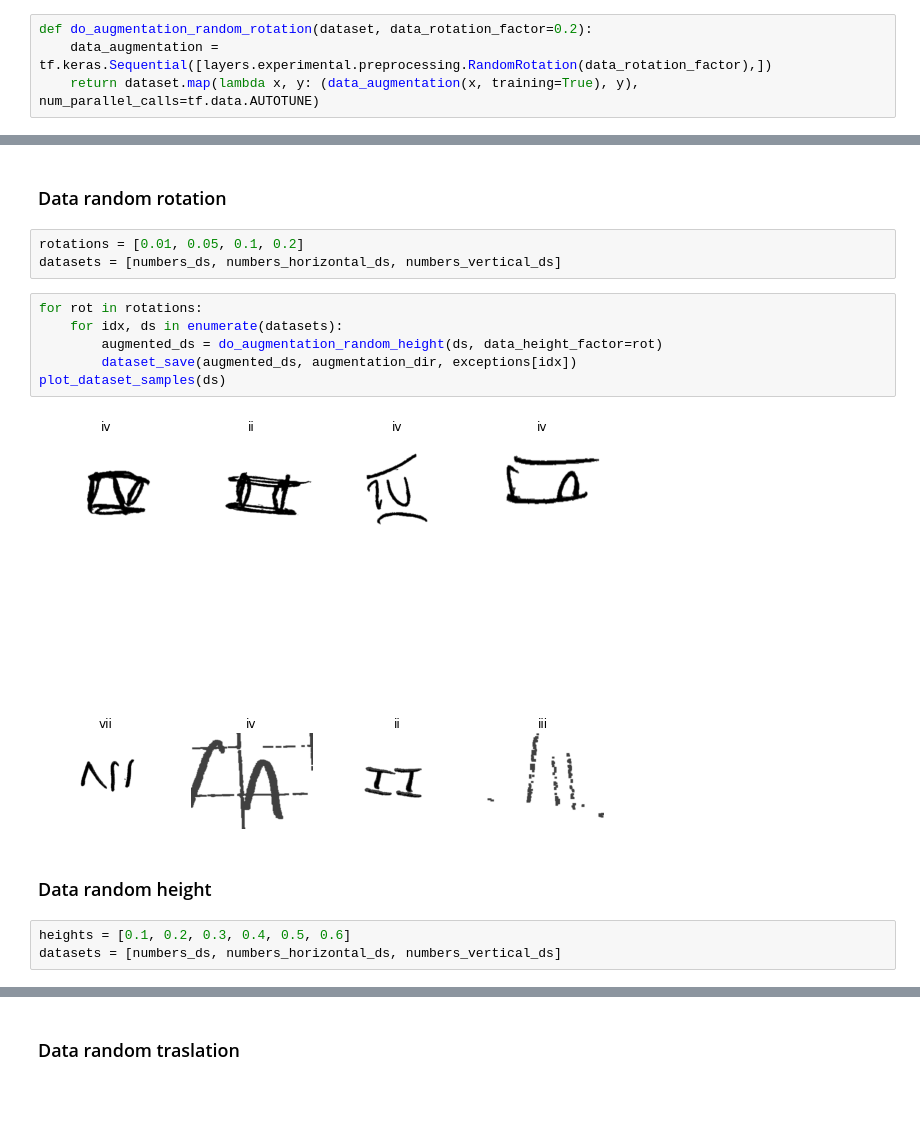
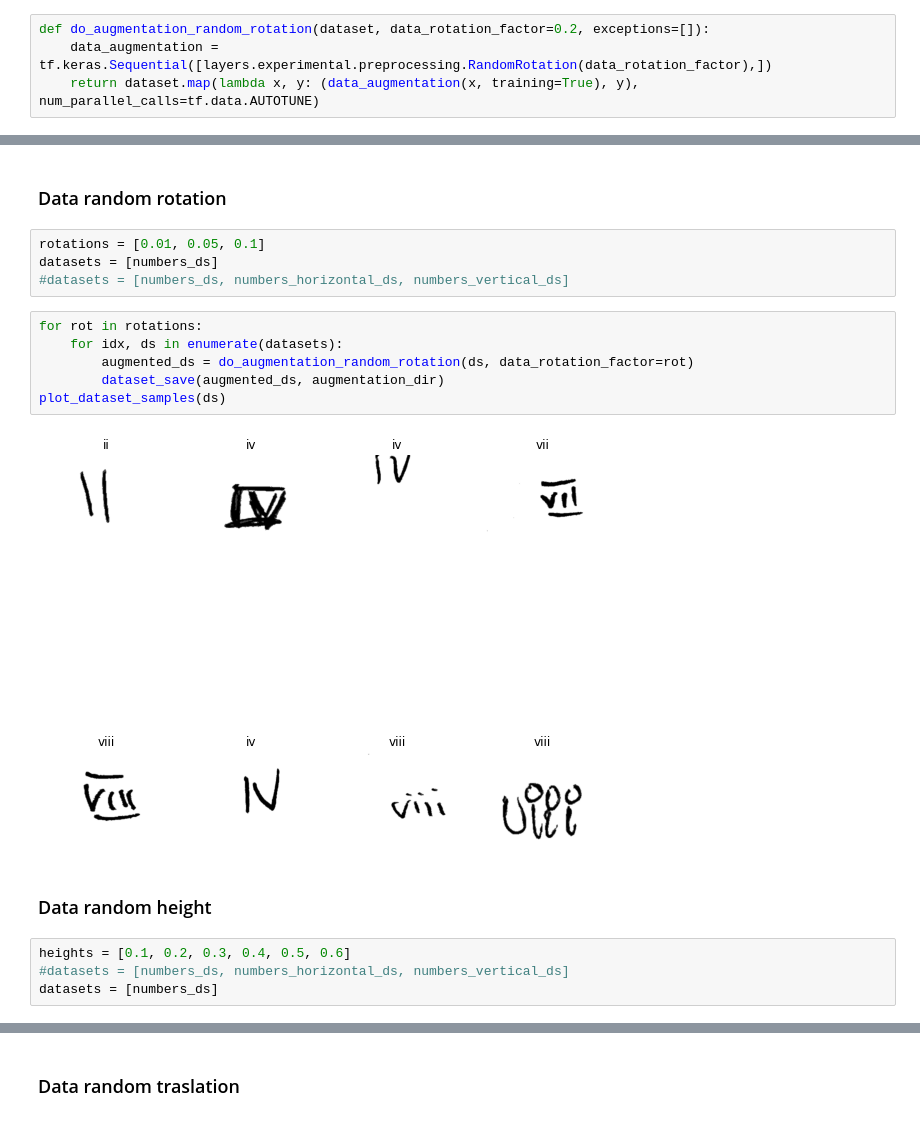
Before and after one commit to fabioantonini/datacentric-competition-data-augmentation, a Jupyter notebook: data-augmentation.ipynb, the cells around one changed output, grey strips where cells are left out. Drawn from its saved outputs; the diff is of its cells as text.

```diff
--- a/data-augmentation.ipynb
+++ b/data-augmentation.ipynb
@@ -38,6 +54,6 @@ def do_augmentation_randomflip(dataset, data_aug_type):
     return dataset.map(lambda x, y: (data_augmentation(x, training=True), y), num_parallel_calls=tf.data.AUTOTUNE)
 # %%
-def do_augmentation_random_rotation(dataset, data_rotation_factor=0.2):
+def do_augmentation_random_rotation(dataset, data_rotation_factor=0.2, exceptions=[]):
     data_augmentation = tf.keras.Sequential([layers.experimental.preprocessing.RandomRotation(data_rotation_factor),])
     return dataset.map(lambda x, y: (data_augmentation(x, training=True), y), num_parallel_calls=tf.data.AUTOTUNE)
 # %%
@@ -199,21 +214,23 @@ exceptions = [[], horizontal_exceptions, vertical_exceptions]
 # %% [markdown]
 ### Data random rotation
 # %%
-rotations = [0.01, 0.05, 0.1, 0.2]
-datasets = [numbers_ds, numbers_horizontal_ds, numbers_vertical_ds]
+rotations = [0.01, 0.05, 0.1]
+datasets = [numbers_ds]
+#datasets = [numbers_ds, numbers_horizontal_ds, numbers_vertical_ds]
 # %%
 for rot in rotations:
     for idx, ds in enumerate(datasets):
-        augmented_ds = do_augmentation_random_height(ds, data_height_factor=rot)
-        dataset_save(augmented_ds, augmentation_dir, exceptions[idx])
+        augmented_ds = do_augmentation_random_rotation(ds, data_rotation_factor=rot)
+        dataset_save(augmented_ds, augmentation_dir)
 plot_dataset_samples(ds)
 # %% [output]
-[figure, old version]
+[figure, new version]
 # %% [markdown]
 ### Data random height
 # %%
 heights = [0.1, 0.2, 0.3, 0.4, 0.5, 0.6]
-datasets = [numbers_ds, numbers_horizontal_ds, numbers_vertical_ds]
+#datasets = [numbers_ds, numbers_horizontal_ds, numbers_vertical_ds]
+datasets = [numbers_ds]
 # %%
 for h in heights:
     for idx, ds in enumerate(datasets):
```
Also changed, not shown: parts of 17 cells of this notebook.
